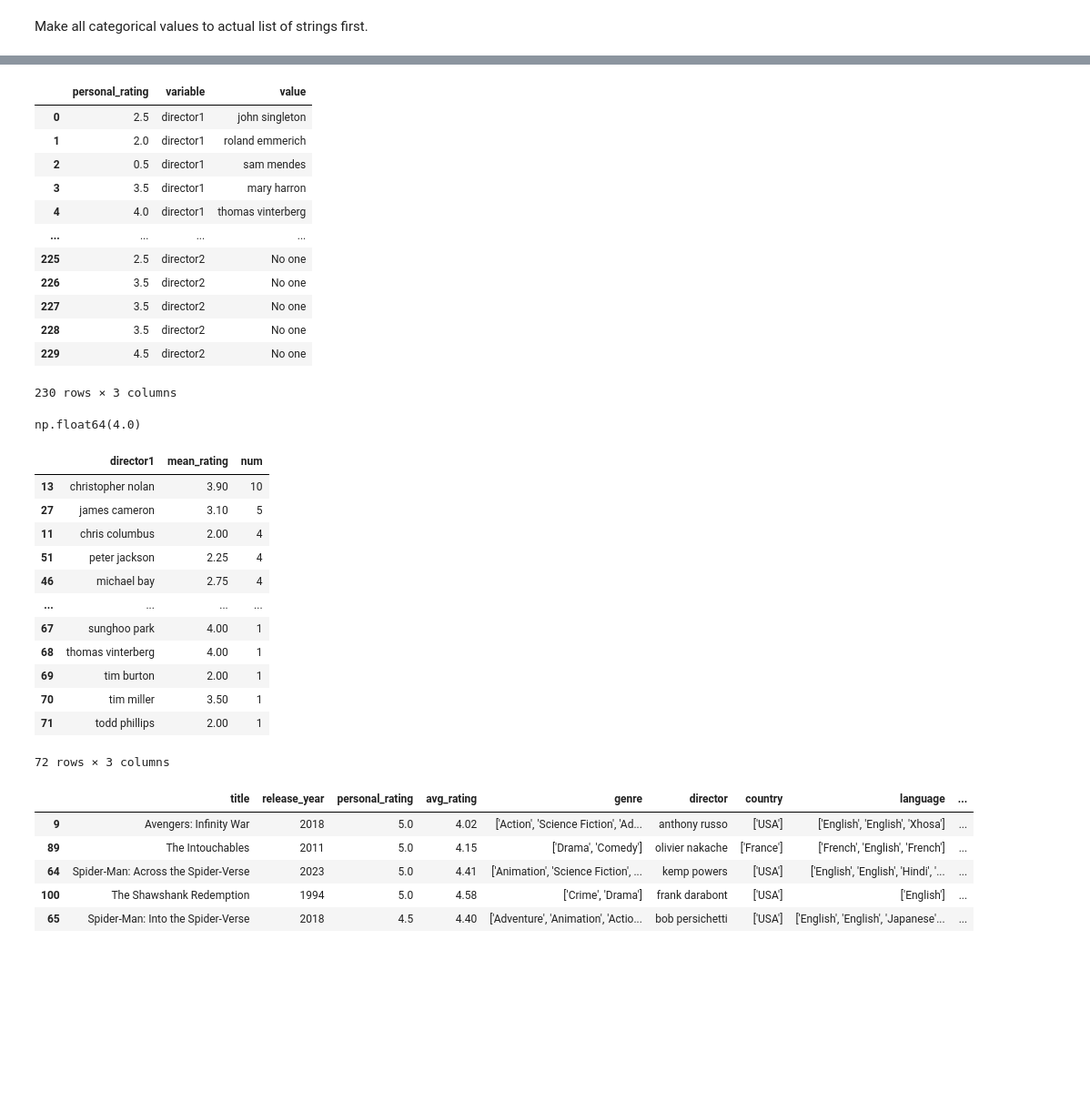
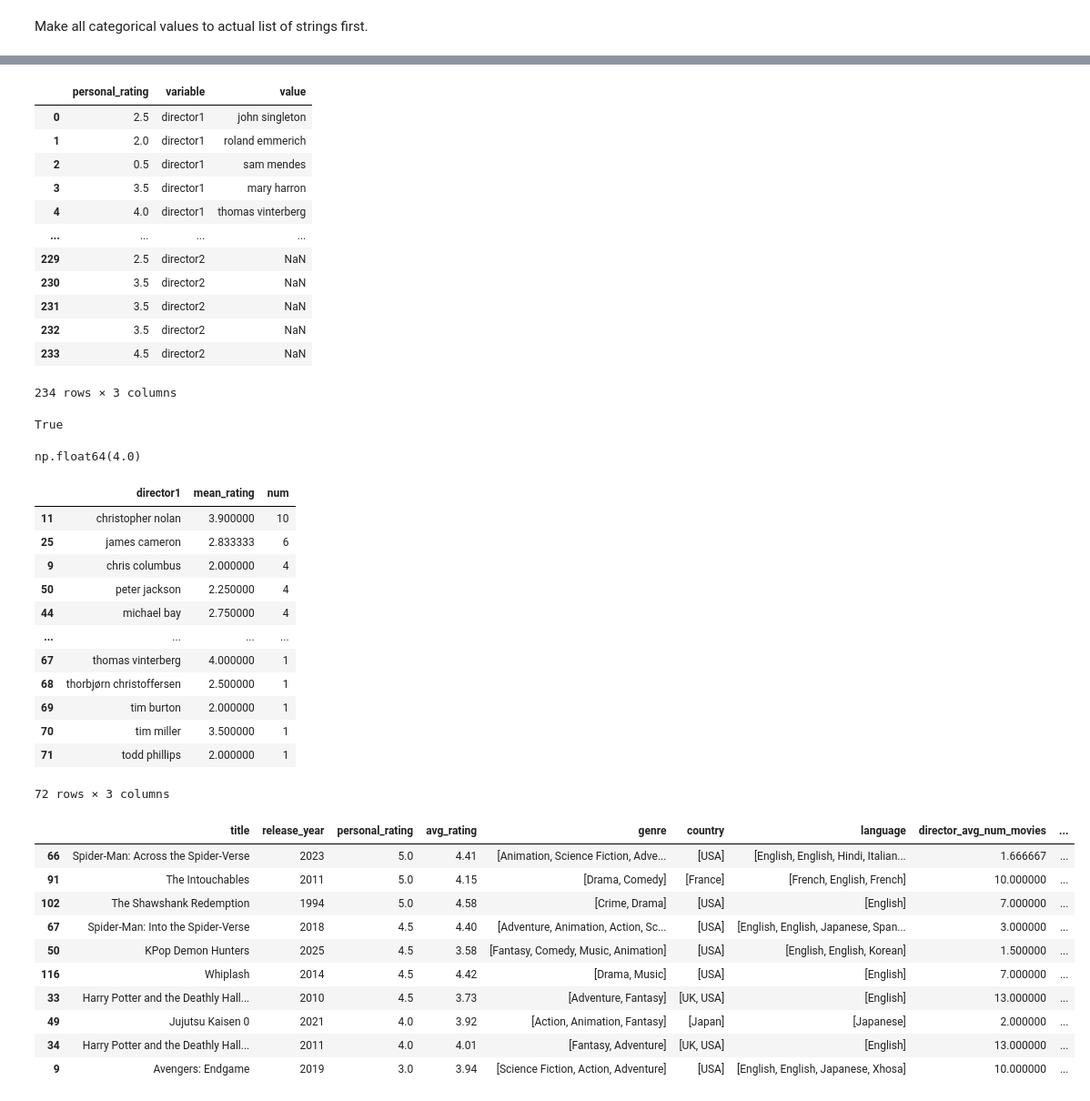
Before and after one commit to Bronzemarkian/ML_movie_project, a Jupyter notebook: ml_model.ipynb, the cells around one changed output, grey strips where cells are left out. Shown at 91% size. Drawn from its saved outputs; the diff is of its cells as text; code cells hidden in the pictures; blank space fills up the shorter version.

Commit message:
Added encoding to training and unseen data

```diff
--- a/ml_model.ipynb
+++ b/ml_model.ipynb
@@ -54,7 +140,7 @@ preprocess = ColumnTransformer(
 # %% [markdown]
 # Make training and unseen data correct format! So finalize presentation of datasets
 # %%
-df = pd.read_csv('all_data.csv')
+df = pd.read_csv('initial_dframe_direc_stats.csv')
 df.head(2)
 # %% [output]
 |  | title | release_year | personal_rating | avg_rating | genre | country | language | director_avg_num_movies | ... |
@@ -63,4 +149,4 @@ df.head(2)
 # %%
-df_unseen = pd.read_csv('unseen_movies.csv')
+df_unseen = pd.read_csv('unseen_movies_direc_stats.csv')
 df_unseen.head(2)
 # %% [output]
@@ -110,12 +175,12 @@ df.melt(id_vars="personal_rating", value_vars=["director1", "director2"])
 | 3 | 3.5 | director1 | mary harron |
 | 4 | 4.0 | director1 | thomas vinterberg |
 | ... | ... | ... | ... |
-| 225 | 2.5 | director2 | No one |
-| 226 | 3.5 | director2 | No one |
-| 227 | 3.5 | director2 | No one |
-| 228 | 3.5 | director2 | No one |
-| 229 | 4.5 | director2 | No one |
+| 229 | 2.5 | director2 | NaN |
+| 230 | 3.5 | director2 | NaN |
+| 231 | 3.5 | director2 | NaN |
+| 232 | 3.5 | director2 | NaN |
+| 233 | 4.5 | director2 | NaN |
-230 rows × 3 columns
+234 rows × 3 columns
 # %%
 for director in df['director1']:
     pass
@@ -135,6 +200,10 @@ df2 = pd.DataFrame({
     'avg_personal_score': avg_personal_scores
 },
 index=unique_directors)
+# %%
+pd.isna(df.loc[0, 'director2'])
+# %% [output]
+True
 # %%
 avg_avg_personal_scores = []
 for d1, d2 in zip(df['director1'], df['director2']):
@@ -151,27 +220,32 @@ df2 = df.groupby('director1')['personal_rating'].agg(mean_rating = 'mean', num =
 df2.sort_values('num', ascending=False)
 # %% [output]
 |  | director1 | mean_rating | num |
-| 13 | christopher nolan | 3.90 | 10 |
-| 27 | james cameron | 3.10 | 5 |
-| 11 | chris columbus | 2.00 | 4 |
-| 51 | peter jackson | 2.25 | 4 |
-| 46 | michael bay | 2.75 | 4 |
+| 11 | christopher nolan | 3.900000 | 10 |
+| 25 | james cameron | 2.833333 | 6 |
+| 9 | chris columbus | 2.000000 | 4 |
+| 50 | peter jackson | 2.250000 | 4 |
+| 44 | michael bay | 2.750000 | 4 |
 | ... | ... | ... | ... |
-| 67 | sunghoo park | 4.00 | 1 |
-| 68 | thomas vinterberg | 4.00 | 1 |
-| 69 | tim burton | 2.00 | 1 |
-| 70 | tim miller | 3.50 | 1 |
-| 71 | todd phillips | 2.00 | 1 |
+| 67 | thomas vinterberg | 4.000000 | 1 |
+| 68 | thorbjørn christoffersen | 2.500000 | 1 |
+| 69 | tim burton | 2.000000 | 1 |
+| 70 | tim miller | 3.500000 | 1 |
+| 71 | todd phillips | 2.000000 | 1 |
 72 rows × 3 columns
 # %%
-mean_map = df2.set_index('director')['mean_rating']
-df['avg_personal_director_rating'] = df['director'].map(mean_map)
-df.sort_values('avg_personal_director_rating', ascending=False).head()
+mean_map = df2.set_index('director1')['mean_rating']
+df['avg_personal_director_rating'] = df['director1'].map(mean_map)
+df.sort_values('avg_personal_director_rating', ascending=False).head(10)
 # %% [output]
-|  | title | release_year | personal_rating | avg_rating | genre | director | country | language | ... |
-| 9 | Avengers: Infinity War | 2018 | 5.0 | 4.02 | ['Action', 'Science Fiction', 'Ad... | anthony russo | ['USA'] | ['English', 'English', 'Xhosa'] | ... |
-| 89 | The Intouchables | 2011 | 5.0 | 4.15 | ['Drama', 'Comedy'] | olivier nakache | ['France'] | ['French', 'English', 'French'] | ... |
-| 64 | Spider-Man: Across the Spider-Verse | 2023 | 5.0 | 4.41 | ['Animation', 'Science Fiction', ... | kemp powers | ['USA'] | ['English', 'English', 'Hindi', '... | ... |
-| 100 | The Shawshank Redemption | 1994 | 5.0 | 4.58 | ['Crime', 'Drama'] | frank darabont | ['USA'] | ['English'] | ... |
-| 65 | Spider-Man: Into the Spider-Verse | 2018 | 4.5 | 4.40 | ['Adventure', 'Animation', 'Actio... | bob persichetti | ['USA'] | ['English', 'English', 'Japanese'... | ... |
+|  | title | release_year | personal_rating | avg_rating | genre | country | language | director_avg_num_movies | ... |
+| 66 | Spider-Man: Across the Spider-Verse | 2023 | 5.0 | 4.41 | [Animation, Science Fiction, Adve... | [USA] | [English, English, Hindi, Italian... | 1.666667 | ... |
+| 91 | The Intouchables | 2011 | 5.0 | 4.15 | [Drama, Comedy] | [France] | [French, English, French] | 10.000000 | ... |
+| 102 | The Shawshank Redemption | 1994 | 5.0 | 4.58 | [Crime, Drama] | [USA] | [English] | 7.000000 | ... |
+| 67 | Spider-Man: Into the Spider-Verse | 2018 | 4.5 | 4.40 | [Adventure, Animation, Action, Sc... | [USA] | [English, English, Japanese, Span... | 3.000000 | ... |
+| 50 | KPop Demon Hunters | 2025 | 4.5 | 3.58 | [Fantasy, Comedy, Music, Animation] | [USA] | [English, English, Korean] | 1.500000 | ... |
+| 116 | Whiplash | 2014 | 4.5 | 4.42 | [Drama, Music] | [USA] | [English] | 7.000000 | ... |
+| 33 | Harry Potter and the Deathly Hall... | 2010 | 4.5 | 3.73 | [Adventure, Fantasy] | [UK, USA] | [English] | 13.000000 | ... |
+| 49 | Jujutsu Kaisen 0 | 2021 | 4.0 | 3.92 | [Action, Animation, Fantasy] | [Japan] | [Japanese] | 2.000000 | ... |
+| 34 | Harry Potter and the Deathly Hall... | 2011 | 4.0 | 4.01 | [Fantasy, Adventure] | [UK, USA] | [English] | 13.000000 | ... |
+| 9 | Avengers: Endgame | 2019 | 3.0 | 3.94 | [Science Fiction, Action, Adventure] | [USA] | [English, English, Japanese, Xhosa] | 10.000000 | ... |
 # %%
```
Also changed, not shown: parts of 14 cells of this notebook.
